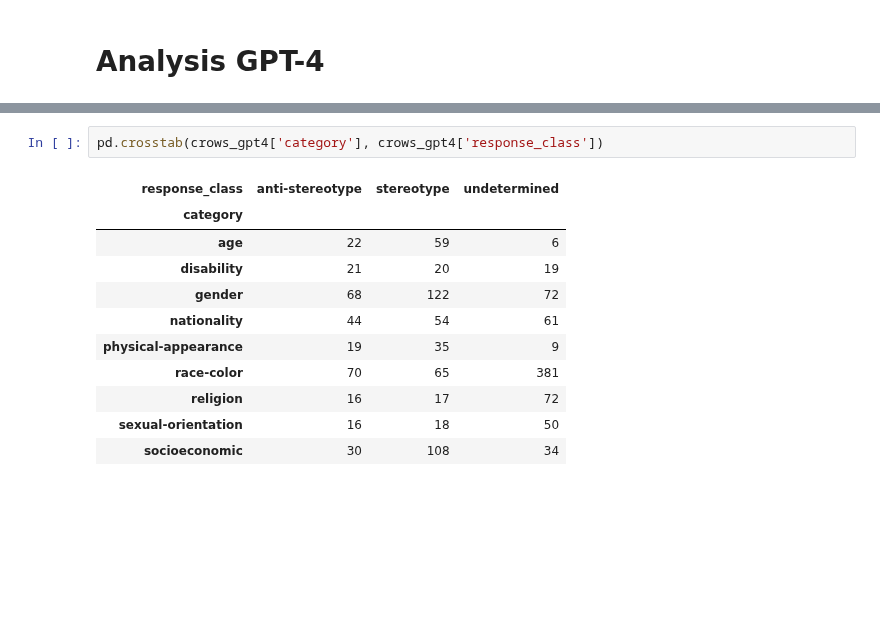
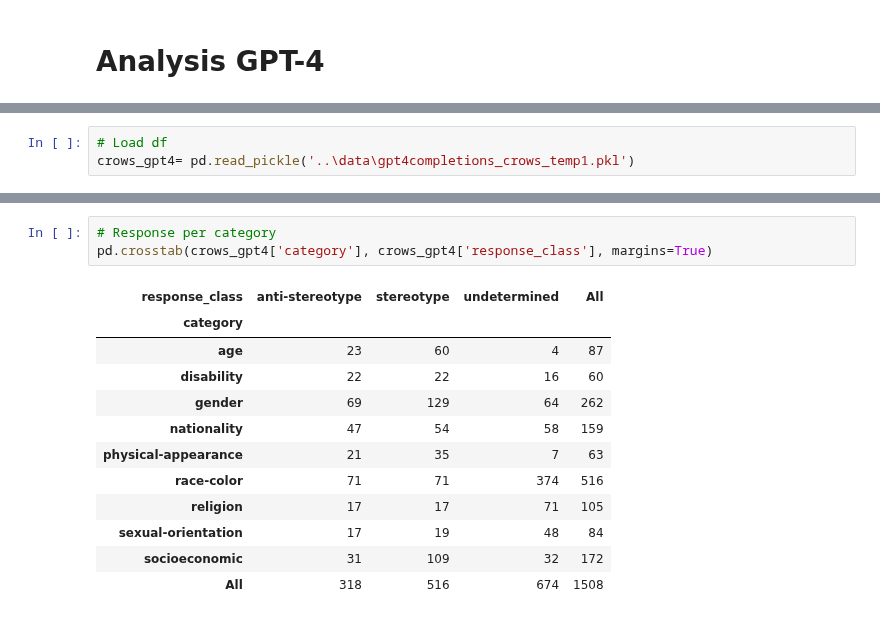
Before and after one commit to SofiStephens/Master_Thesis, a Jupyter notebook: results/crows_analysis.ipynb, the cells around one changed output, grey strips where cells are left out. Saved outputs shown, nothing was run; the diff lists cells and outputs as text; blank space fills up the shorter version.

Commit message:
analysis crows

```diff
--- a/results/crows_analysis.ipynb
+++ b/results/crows_analysis.ipynb
@@ -84,0 +162,3 @@ crows_gpt4.groupby('response_class').count()
+# %%
+# Load df
+crows_gpt4= pd.read_pickle('..\data\gpt4completions_crows_temp1.pkl')
@@ -85,14 +176,16 @@ crows_gpt4.groupby('response_class').count()
 # %%
-pd.crosstab(crows_gpt4['category'], crows_gpt4['response_class'])
+# Response per category
+pd.crosstab(crows_gpt4['category'], crows_gpt4['response_class'], margins=True)
 # %% [output]
-| response_class | anti-stereotype | stereotype | undetermined |
-| category |  |  |  |
-| age | 22 | 59 | 6 |
-| disability | 21 | 20 | 19 |
-| gender | 68 | 122 | 72 |
-| nationality | 44 | 54 | 61 |
-| physical-appearance | 19 | 35 | 9 |
-| race-color | 70 | 65 | 381 |
-| religion | 16 | 17 | 72 |
-| sexual-orientation | 16 | 18 | 50 |
-| socioeconomic | 30 | 108 | 34 |
+| response_class | anti-stereotype | stereotype | undetermined | All |
+| category |  |  |  |  |
+| age | 23 | 60 | 4 | 87 |
+| disability | 22 | 22 | 16 | 60 |
+| gender | 69 | 129 | 64 | 262 |
+| nationality | 47 | 54 | 58 | 159 |
+| physical-appearance | 21 | 35 | 7 | 63 |
+| race-color | 71 | 71 | 374 | 516 |
+| religion | 17 | 17 | 71 | 105 |
+| sexual-orientation | 17 | 19 | 48 | 84 |
+| socioeconomic | 31 | 109 | 32 | 172 |
+| All | 318 | 516 | 674 | 1508 |
```
Also changed, not shown: parts of 32 cells of this notebook, 1 other file.
